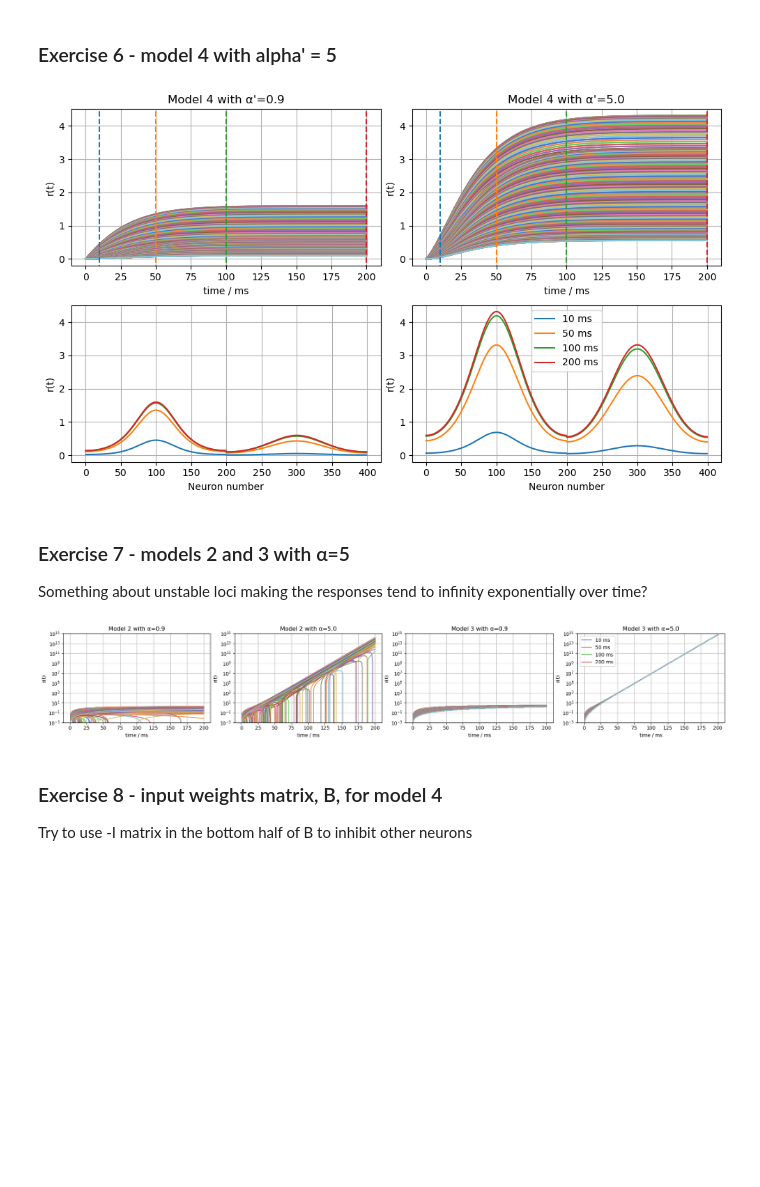
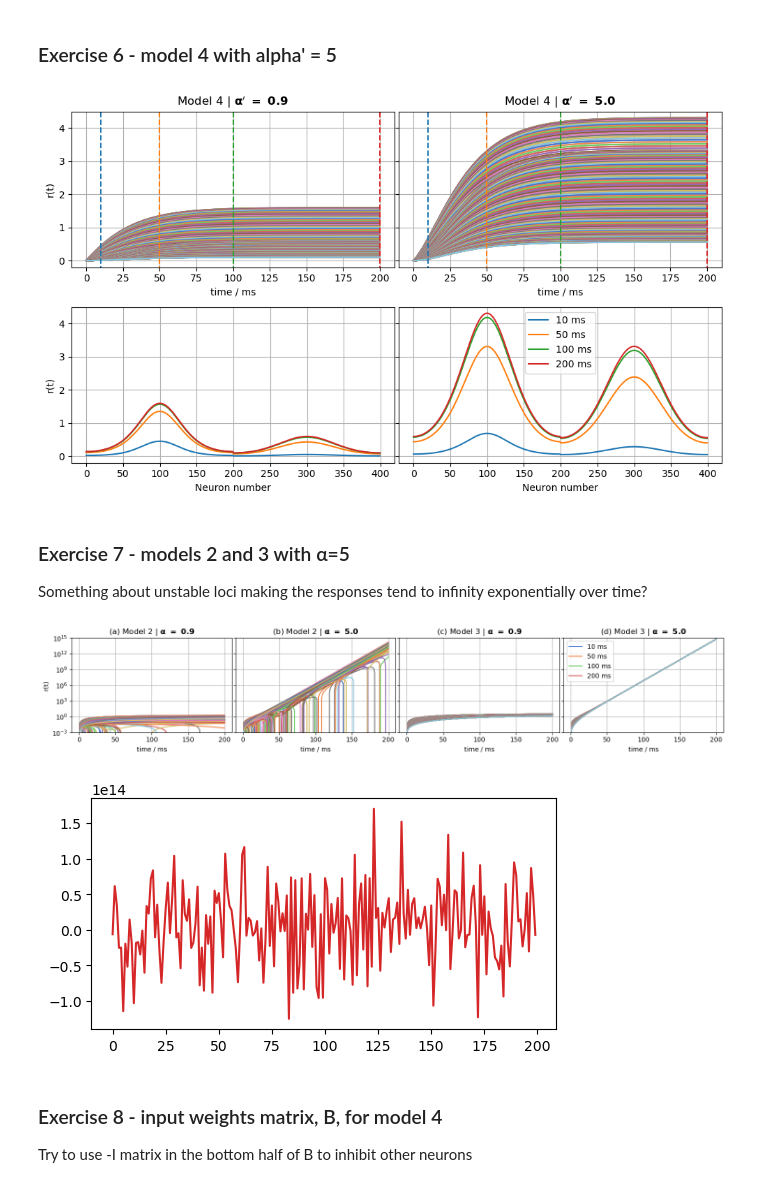
Before and after one commit to elbertwang00/4G3-Courseworks, a Jupyter notebook: Coursework1/coursework1.ipynb, the cells around one changed output. Drawn from its saved outputs; the diff is of its cells as text; code cells hidden in the pictures; blank space fills up the shorter version.

```diff
--- a/Coursework1/coursework1.ipynb
+++ b/Coursework1/coursework1.ipynb
@@ -74,7 +73,7 @@ class V1Model:
         self.thetaEst = math.atan2(sum(self.noisyOutput * np.sin(self.phi)), sum(self.noisyOutput * np.cos(self.phi)))
 
     def calcError(self):
-        self.decodeError = np.arccos(np.cos(self.thetaEst - self.theta))
+        self.decodeError = float(np.arccos(np.cos(self.thetaEst - self.theta)))
 
     def stepTime(self):
         self.hCalc()
@@ -257,6 +305,7 @@ plt.show()
 ### Exercise 5 - 200ms decoding accuracy averaged over repeated trials with uniform random angular inputs
 # %%
 nModels = 7
+nTrials = 1000
 modAlpha = 5
 timesteps = np.arange(0,201)
 
@@ -264,20 +313,24 @@ if os.path.exists('decodeAccuracies5.pkl'):
     with open('decodeAccuracies5.pkl', 'rb') as f:
         decodeAccuracies5 = pickle.load(f)
 else:
-    decodeAccuracies5 = [[] for _ in range(nModels)]
+    decodeAccuracies5 = [np.zeros((nTrials, len(timesteps))) for _ in range(nModels)]
 
-    for trial in tqdm(range(1000)):
+    for trial in tqdm(range(nTrials)):
         randTheta = np.random.uniform(0,2*np.pi,1)
-        for i in range(nModels):
-            if i>3:
-                model = eval(f'setModel{i-2}(alpha={modAlpha})')
+        for m in range(nModels):
+            if m>3:
+                model = eval(f'setModel{m-2}(alpha={modAlpha})')
             else:
-                model = eval(f'setModel{i+1}()')
+                model = eval(f'setModel{m+1}()')
 
             model.theta = randTheta
             model.sigma = 1
 
             for t in timesteps:
+                # print(type(model.decodeError))
+                decodeAccuracies5[m][trial][t] = model.decodeError
                 model.stepTime()
 
-            decodeAccuracies5[i].append(model.decodeError)
+with open('decodeAccuracies5.pkl', 'wb') as f:
+    pickle.dump(decodeAccuracies5, f)
+    f.close()
@@ -326,6 +414,7 @@ models = [model2, model2Fast, model3, model3Fast, model4, model4Fast]
 
 # 1ms steps are set as default
 responses = [[] for _ in models]
+noisyOutputs = [[] for _ in models]
 
 timesteps = np.arange(0,201)
 qTimes = [10,50,100,200]
@@ -335,6 +424,7 @@ for i, model in enumerate(models):
 
     for t in timesteps:
         responses[i].append(model.r)
+        noisyOutputs[i].append(model.noisyOutput)
         model.stepTime()
 # %%
 sns.set_palette('muted')
@@ -345,7 +435,6 @@ for i, modelIdx in enumerate([4,5]):
     ax[0,i].vlines(qTimes, -1.5, 5, colors=defaultColors[:4], linestyle='--')
     ax[0,i].grid()
     ax[0,i].set_xlabel('time / ms')
-    ax[0,i].set_ylabel('r(t)')
     ax[0,i].set_ylim([-0.2,4.5])
 
     neurons = np.arange(0,models[modelIdx].n)
@@ -353,45 +442,56 @@ for i, modelIdx in enumerate([4,5]):
         ax[1,i-2].plot(neurons, responses[modelIdx][time], color=defaultColors[j])
     ax[1,i-2].grid()
     ax[1,i-2].set_xlabel('Neuron number')
-    ax[1,i-2].set_ylabel('r(t)')
     ax[1,i-2].set_ylim([-0.2,4.5])
 
-ax[0,0].set_title("Model 4 with α'=0.9")
-ax[0,1].set_title("Model 4 with α'=5.0")
+ax[0,0].set_ylabel('r(t)')
+ax[1,0].set_ylabel('r(t)')
+ax[0,1].set_yticklabels([])
+ax[1,1].set_yticklabels([])
+ax[0,0].set_title("Model 4 | $\\mathbf{α'\ =\ 0.9}$")
+ax[0,1].set_title("Model 4 | $\\mathbf{α'\ =\ 5.0}$")
 ax[1,-1].legend([f'{qTime} ms' for qTime in qTimes])
-fig.tight_layout(h_pad=1, w_pad=0.5)
+fig.tight_layout(h_pad=1, w_pad=0.1)
 fig.show()
 
 sns.set_palette('tab10')
 # %% [output]
-[figure, old version]
+[figure, new version]
 # %% [markdown]
 ### Exercise 7 - models 2 and 3 with α=5
 Something about unstable loci making the responses tend to infinity exponentially over time?
 # %%
 sns.set_palette('muted')
-fig,ax = plt.subplots(1,4,figsize=[20,3.5])
+fig,ax = plt.subplots(1,4,figsize=[15,3])
 
 for i, modelIdx in enumerate([0,1,2,3]):
     ax[i].plot(timesteps, responses[modelIdx])
     ax[i].grid()
     ax[i].set_xlabel('time / ms')
-    ax[i].set_ylabel('r(t)')
     ax[i].set_ylim([1e-3,1e15])
     ax[i].set_yscale('log')
+    if i>0:
+        ax[i].set_yticklabels([])
 
-ax[0].set_title("Model 2 with α=0.9")
-ax[1].set_title("Model 2 with α=5.0")
-ax[2].set_title("Model 3 with α=0.9")
-ax[3].set_title("Model 3 with α=5.0")
+ax[0].set_ylabel('r(t)')
+ax[0].set_title(f"({letters[0]}) Model 2 | " + "$\\mathbf{α\ =\ 0.9}$")
+ax[1].set_title(f"({letters[1]}) Model 2 | " + "$\\mathbf{α\ =\ 5.0}$")
+ax[2].set_title(f"({letters[2]}) Model 3 | " + "$\\mathbf{α\ =\ 0.9}$")
+ax[3].set_title(f"({letters[3]}) Model 3 | " + "$\\mathbf{α\ =\ 5.0}$")
 
 ax[-1].legend([f'{qTime} ms' for qTime in qTimes])
-fig.tight_layout(h_pad=1, w_pad=0.5)
+fig.tight_layout(h_pad=1, w_pad=0.1)
 fig.show()
 
 sns.set_palette('tab10')
+
+plt.figure(figsize=[6,3])
+# plt.plot(np.arange(0,200), responses[3][200], color=defaultColors[j])
+plt.plot(np.arange(0,200), noisyOutputs[1][200], color=defaultColors[j])
+plt.show()
 # %% [output]
-[figure, old version]
+[figure, new version]
+[figure, added]
 # %% [markdown]
 ### Exercise 8 - input weights matrix, B, for model 4
 Try to use -I matrix in the bottom half of B to inhibit other neurons
```
Also changed, not shown: parts of 24 cells of this notebook, 4 other files.
